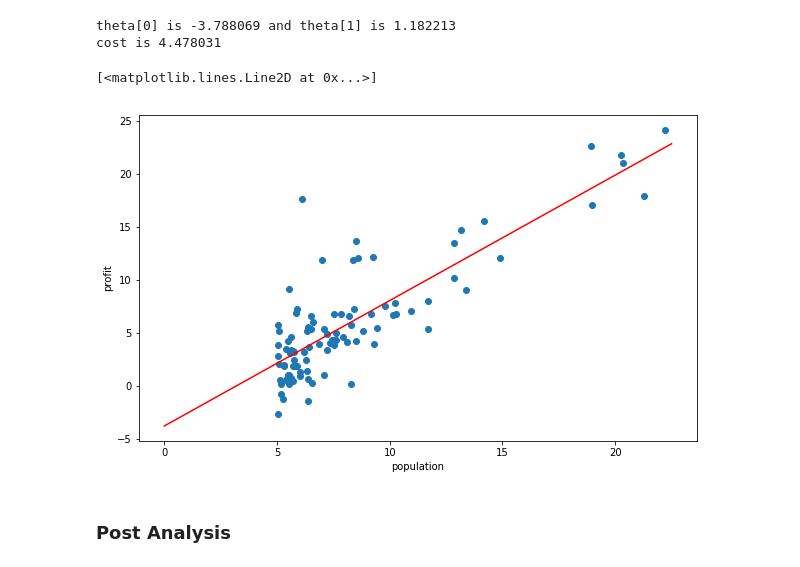
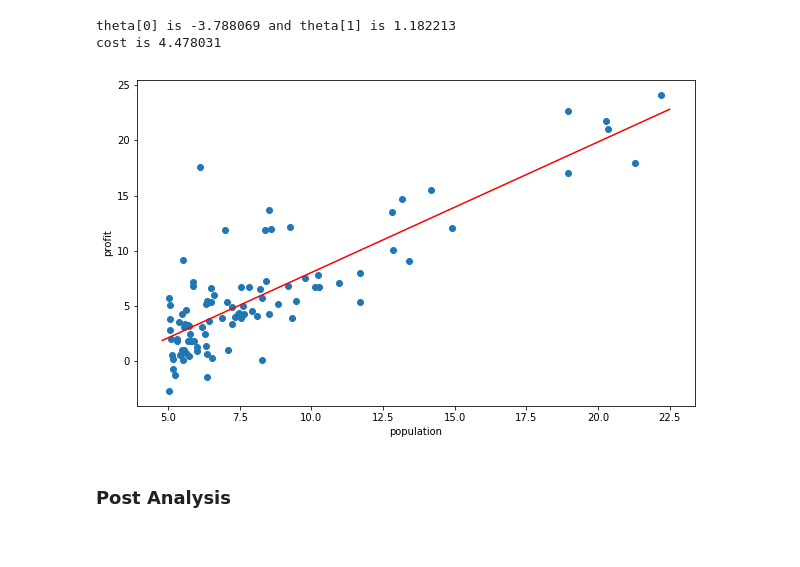
Before and after one commit to cvanderbush/ml, a Jupyter notebook: ex1/Exercise 1 - univariate linear regression - Python.ipynb, the cells around one changed output. Saved outputs shown, nothing was run; the diff lists cells and outputs as text; code cells hidden in the pictures.

```diff
--- a/ex1/Exercise 1 - univariate linear regression - Python.ipynb
+++ b/ex1/Exercise 1 - univariate linear regression - Python.ipynb
@@ -195,8 +197,14 @@ iterations = 2000
 theta = np.array([0.0, 0.0])  # intialize theta values
 J = np.zeros(iterations)  # initialize array to store successive cost calculations
 # %%
+# define function to calculate J based on
+# m = number of examples
+# X = m x 2 matrix of 1s and population values
+# y = m length array of profit values
+# theta = array of length 2
+
 def calculateCost(m, X, y, theta):
-    J = 1/(2*m) * np.square(X.dot(theta) - y).sum()
+    J = 1/(2*m) * np.square(X @ theta - y).sum()
     return J
 # %%
 calculateCost(m, X, y, (0,0))
@@ -213,9 +221,9 @@ for i in range(iterations):
     # variables.
 
 
-    #   dimensions                97x2   2x1   97x1
-    temp0 = theta[0] - alpha/m * (X.dot(theta) - y).sum()
-    temp1 = theta[1] - alpha/m * ((X.dot(theta) - y)*X[:,1]).sum()
+    #   dimensions              97x2   2x1   97x1
+    temp0 = theta[0] - alpha/m * (X @ theta - y).sum()
+    temp1 = theta[1] - alpha/m * ((X @ theta - y) * X[:,1]).sum()
 
     theta[0] = temp0
     theta[1] = temp1
@@ -228,14 +236,15 @@ print("cost is {:.6f}".format(J[iterations-1]))
 theta[0] is -3.788069 and theta[1] is 1.182213
 cost is 4.478031
 # %%
+# plot the regression line based on the calcuated theta[0] (y-intc) and theta[1] (slope)
+
 plt.figure(figsize = (10,6))
 plt.scatter(df['pop'], df.profit)
 plt.xlabel('population')
 plt.ylabel('profit')
-plt.plot((0,22.5), (theta[0],theta[1]*22.5 + theta[0]), 'r')
+plt.plot((4.8,22.5), (theta[1] * 4.8 + theta[0], theta[1] * 22.5 + theta[0]), 'r');
 # %% [output]
-[<matplotlib.lines.Line2D at 0x...>]
-[figure, old version]
+[figure, new version]
 # %% [markdown]
 ### Post Analysis
 # %%
```
Also changed, not shown: parts of 8 cells of this notebook.
